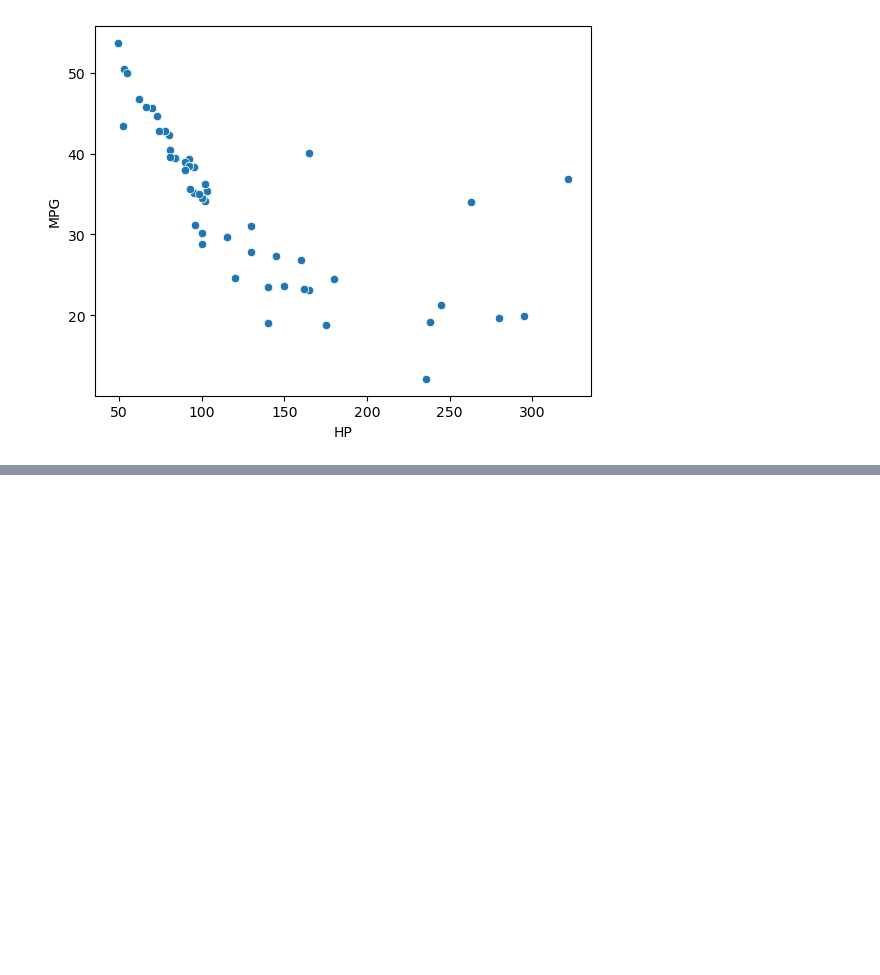
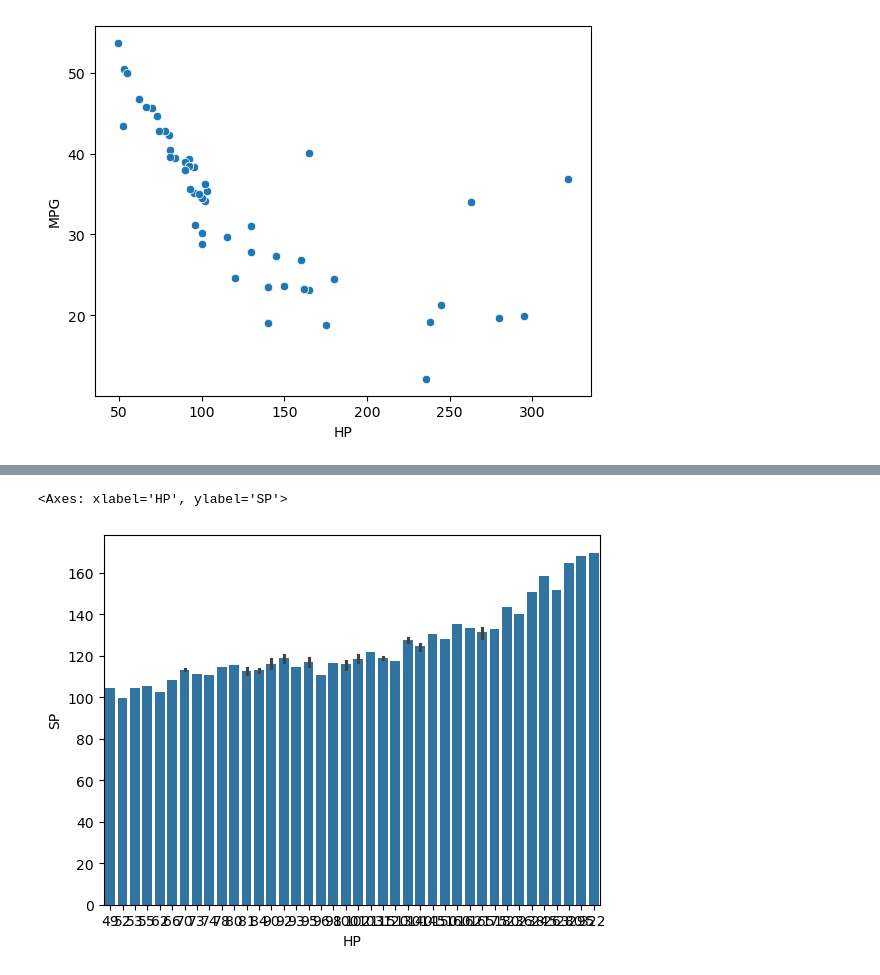
Before and after one commit to Vaishu-292/Machine-learning, a Jupyter notebook: Multi linear regression.ipynb, the cells around one changed output, grey strips where cells are left out. Cells and saved outputs as stored; diff of their text form; code cells hidden in the pictures; blank space fills up the shorter version.

```diff
--- a/Multi linear regression.ipynb
+++ b/Multi linear regression.ipynb
@@ -162,0 +184,5 @@ scatterplot(x=cars['HP'],y=cars['MPG'])
+# %%
+sns.barplot(x=cars['HP'],y=cars['SP'])
+# %% [output]
+<Axes: xlabel='HP', ylabel='SP'>
+[figure, added]
```
Also changed, not shown: parts of 12 cells of this notebook.
